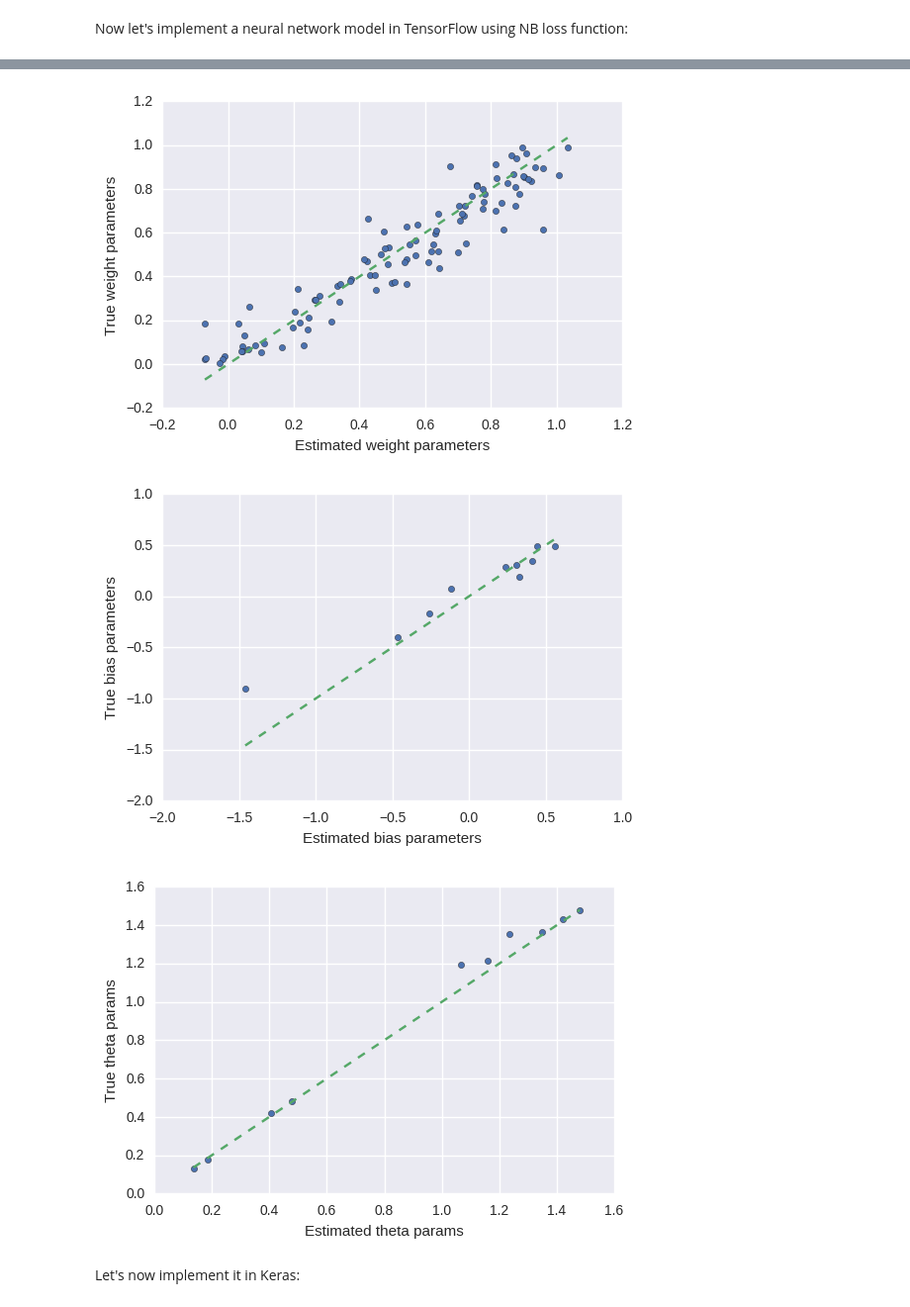
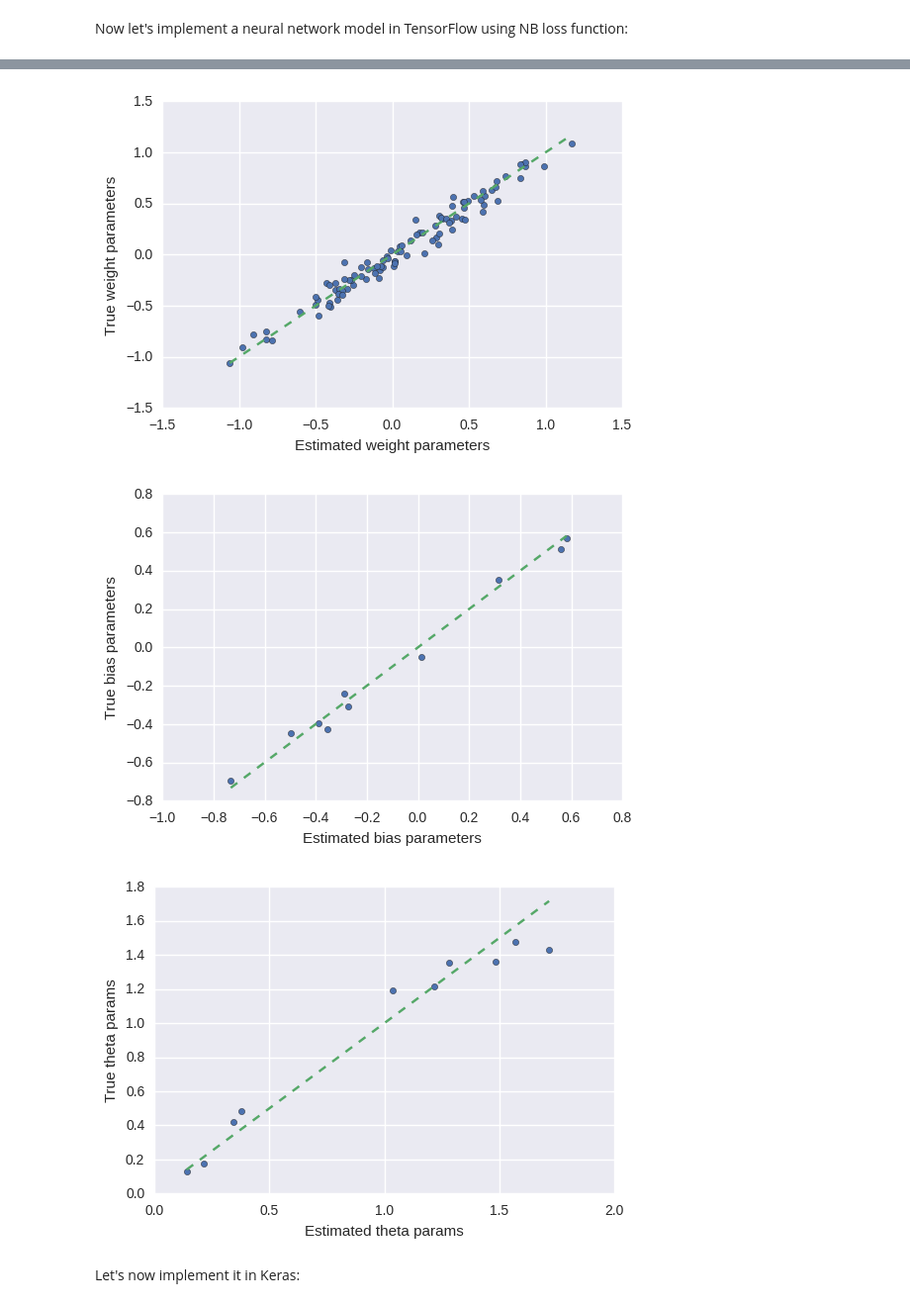
Before and after one commit to gokceneraslan/neuralnet_countmodels, a Jupyter notebook: Deep count models with TensorFlow and Keras.ipynb, the cells around one changed output, grey strips where cells are left out. Shown: that part at 99% size. Cells and saved outputs as stored; diff of their text form; code cells hidden in the pictures.

Commit message:
Use normal dist. to generate data and weight matrices.

```diff
--- a/Deep count models with TensorFlow and Keras.ipynb
+++ b/Deep count models with TensorFlow and Keras.ipynb
@@ -306,9 +306,9 @@ num_feat = 10
 num_out = 10
 dispersion = np.random.uniform(0, 2, [1, num_out])
 
-X = np.random.uniform(0, 1, (num_sample, num_feat)).astype(np.float32)
-W = np.random.uniform(0, 1, (num_feat, num_out)).astype(np.float32)
-b = np.random.uniform(-1, 1, (1, num_out)).astype(np.float32)
+X = np.random.normal(0, 0.5, (num_sample, num_feat)).astype(np.float32)
+W = np.random.normal(0, 0.5, (num_feat, num_out)).astype(np.float32)
+b = np.random.normal(0, 0.5, (1, num_out)).astype(np.float32)
 y_mean = np.exp(np.dot(X, W) + b)
 y_disp = np.zeros_like(y_mean) + dispersion
 
@@ -348,7 +348,7 @@ with tf.Session() as sess:
     slim.losses.add_loss(loss)
     tf.summary.scalar('loss', loss)
 
-    optimizer = tf.train.AdamOptimizer(1e-2)
+    optimizer = tf.train.RMSPropOptimizer(1e-2)
     train_op = slim.learning.create_train_op(loss, optimizer)
 
     [tf.summary.histogram(x.name, x) for x in slim.get_model_variables()]
@@ -357,14 +357,14 @@ with tf.Session() as sess:
     sess.run(tf.global_variables_initializer())
     swriter = tf.summary.FileWriter('logs_tf', sess.graph)
 
-    for i in range(6000):
+    for i in range(500):
         start_time = time.time()
         step_loss, summaries = sess.run([train_op, summary_ops])
         swriter.add_summary(summaries)
 
         duration = time.time() - start_time
 
-        if i % 1000 == 0:
+        if i % 100 == 0:
             print('Step {:d} - nbinom loss = {:.3f}, ({:.3f} sec/step)'
                   .format(i, step_loss, duration))
     swriter.close()
@@ -392,6 +391,6 @@ Step 5000 - nbinom loss = 3.508, (0.005 sec/step)
-[figure, old version]
+[figure, new version]
-[figure, old version]
+[figure, new version]
-[figure, old version]
+[figure, new version]
 # %% [markdown]
 Let's now implement it in Keras:
 # %%
```
Also changed, not shown: parts of 7 cells of this notebook.
